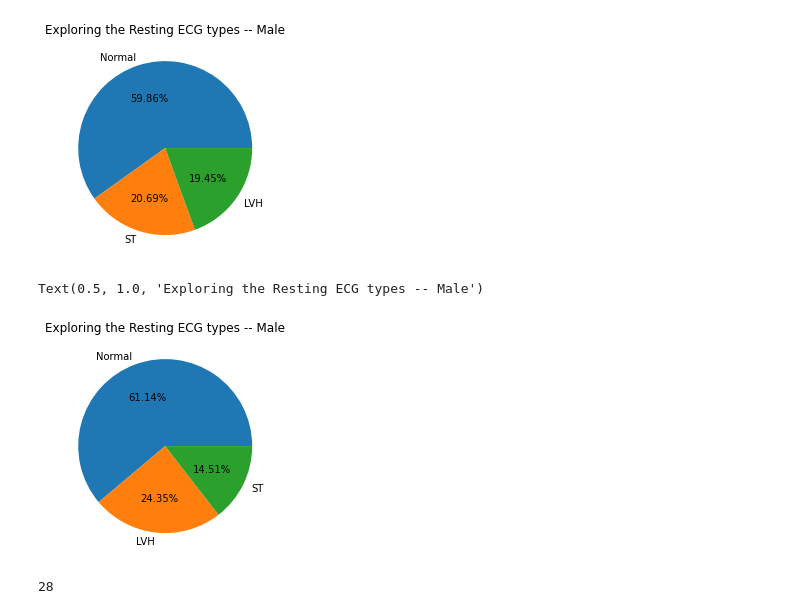
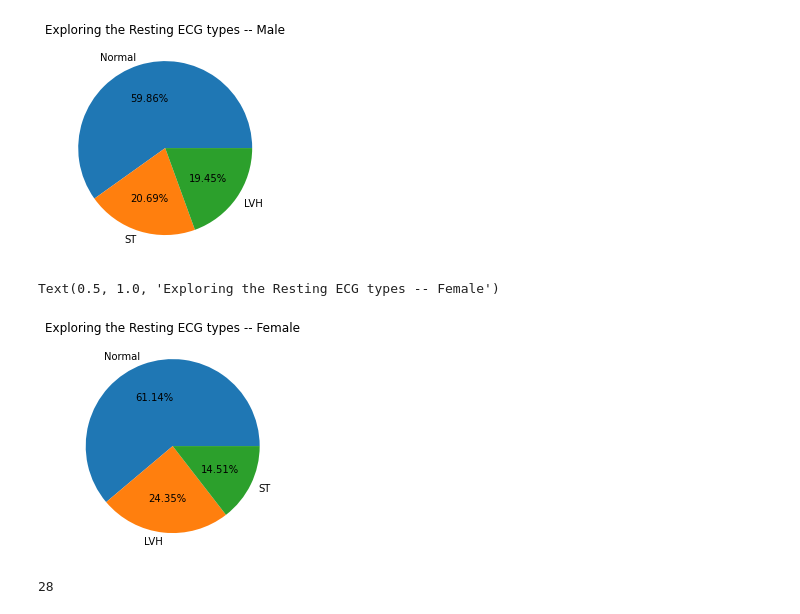
Before and after one commit to nickjaycarr88/heart_disease_prediction_machine_learning, a Jupyter notebook: heart2.ipynb, the cells around one changed output. Drawn from its saved outputs; the diff is of its cells as text; code cells hidden in the pictures.

```diff
--- a/heart2.ipynb
+++ b/heart2.ipynb
@@ -162,12 +162,12 @@ Text(0.5, 1.0, 'Exploring the Resting ECG types -- Male')
 # %%
 #Exploring the Resting ECG Female
 RestingECG_pie_chart_index_F = heart_disease_data_female.RestingECG.value_counts().index
 RestingECG_pie_chart_values_F = heart_disease_data_female.RestingECG.value_counts().values
 plt.pie(RestingECG_pie_chart_values_F, labels=RestingECG_pie_chart_index_F, autopct='%1.2f%%')
-plt.title("Exploring the Resting ECG types -- Male")
+plt.title("Exploring the Resting ECG types -- Female")
 # %% [output]
-Text(0.5, 1.0, 'Exploring the Resting ECG types -- Male')
+Text(0.5, 1.0, 'Exploring the Resting ECG types -- Female')
-[figure, old version]
+[figure, new version]
 # %%
 #Minimum age of data participants
 heart_disease_data["Age"].min()
```
Also changed, not shown: parts of 17 cells of this notebook, 9 other files.
